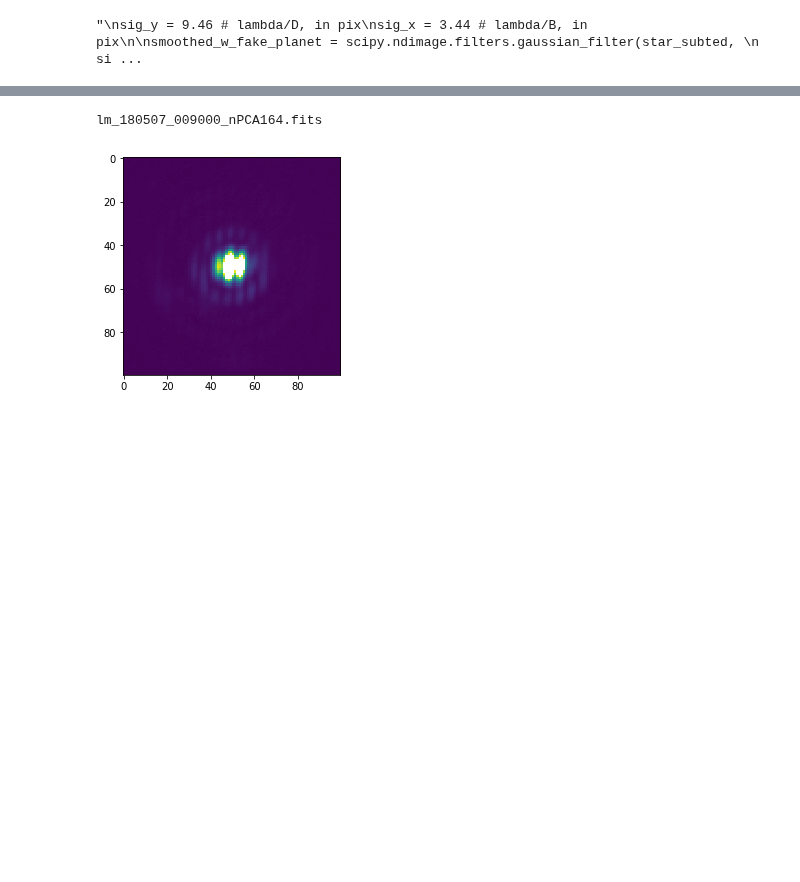
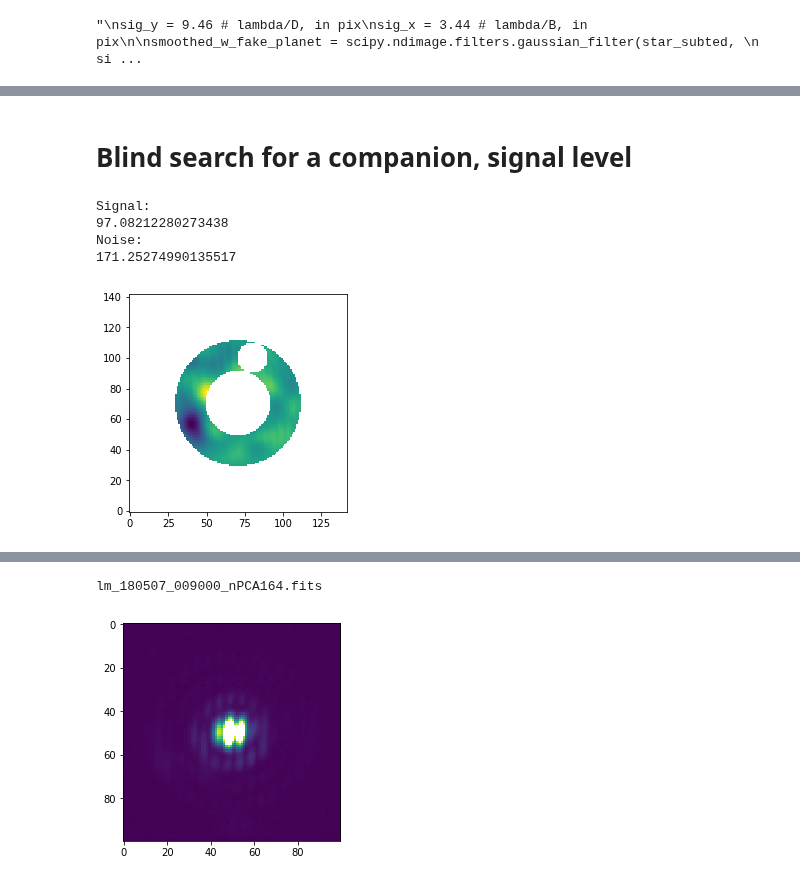
Before and after one commit to mwanakijiji/lbti_altair_fizeau, a Jupyter notebook: detection_draft.ipynb, the cells around one changed output, grey strips where cells are left out. Saved outputs shown, nothing was run; the diff lists cells and outputs as text; code cells hidden in the pictures; blank space fills up the shorter version.

```diff
--- a/detection_draft.ipynb
+++ b/detection_draft.ipynb
@@ -233,0 +181,2 @@ plt.colorbar()
+# %% [markdown]
+# Blind search for a companion, signal level
@@ -233,0 +265,20 @@ plt.colorbar()
+# %%
+# find S/N
+
+noise_smoothed = np.multiply(smoothed_w_fake_planet,net_noise_mask)
+comp_ampl = np.multiply(smoothed_w_fake_planet,comp_mask_inv)
+
+print("Signal:")
+print(np.nanmax(comp_ampl))
+print("Noise:")
+print(np.nanstd(noise_smoothed))
+# %% [output]
+Signal:
+97.08212280273438
+Noise:
+171.25274990135517
+# %%
+plt.imshow(noise_smoothed, origin="lower")
+plt.show()
+# %% [output]
+[figure, added]
```
Also changed, not shown: parts of 22 cells of this notebook, 1 other file.
